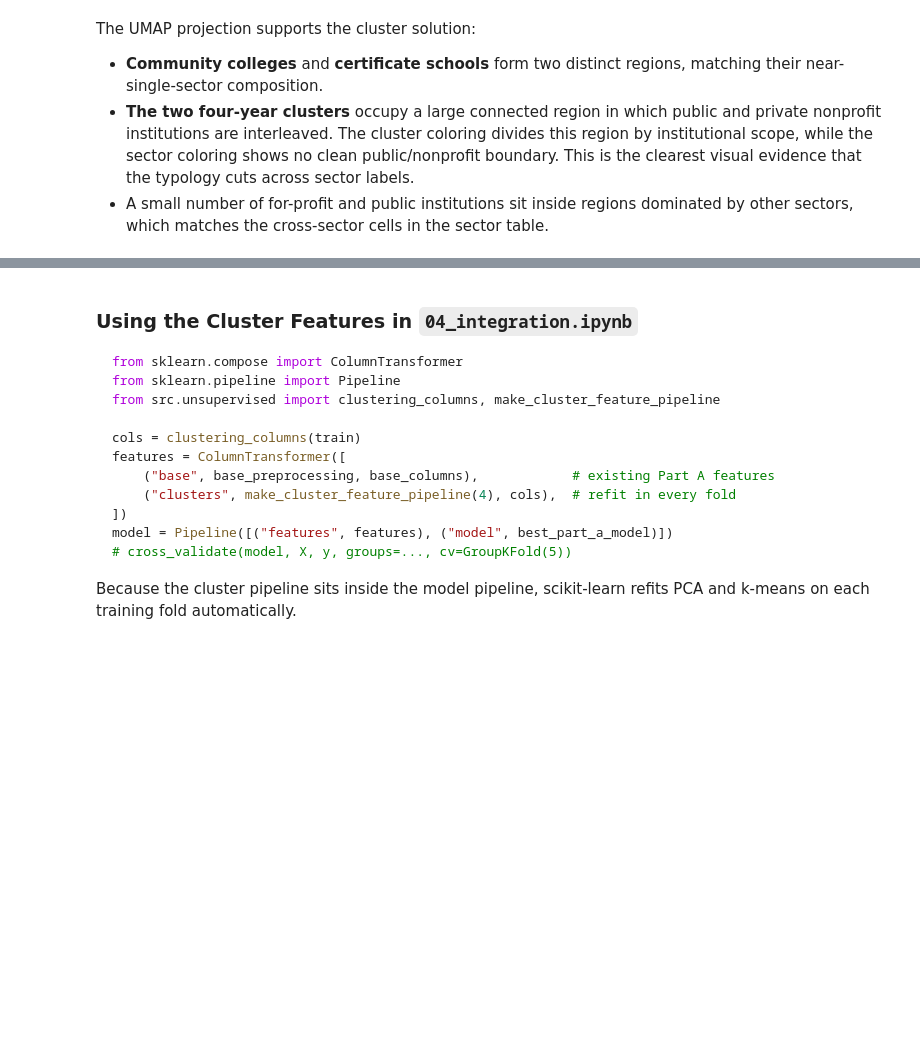
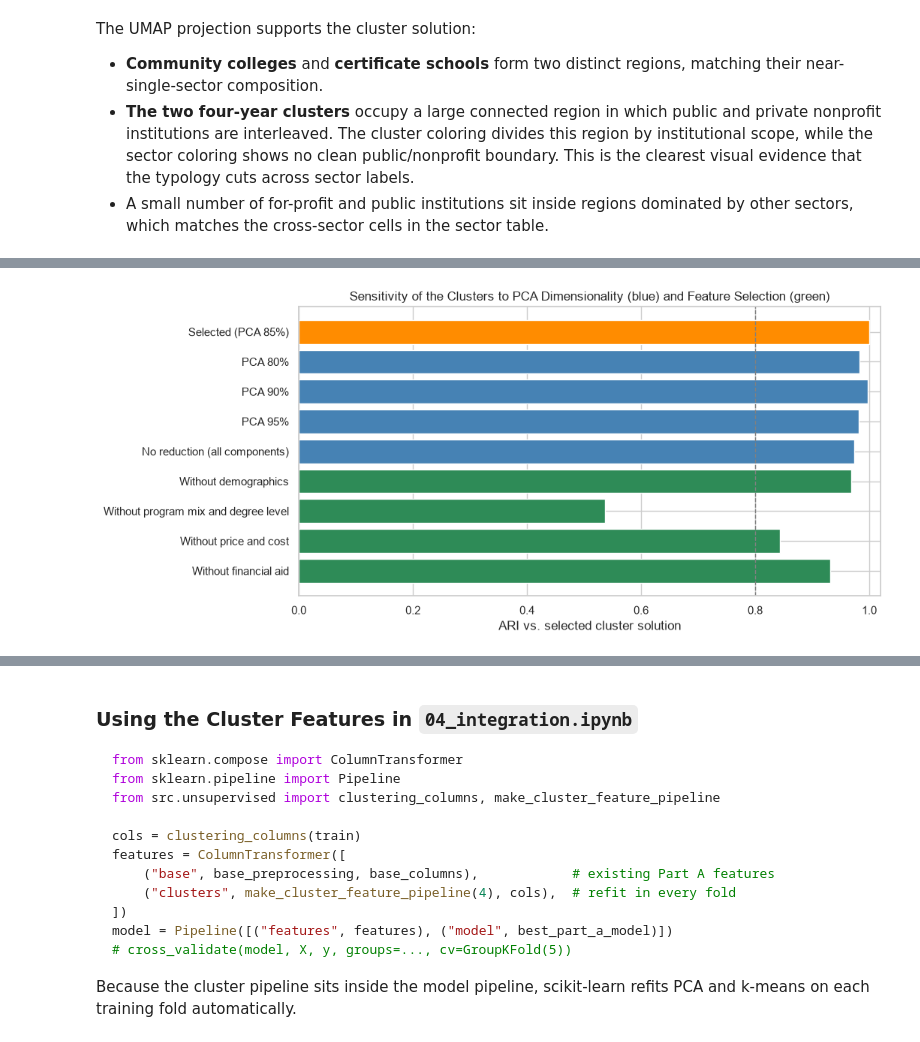
Before and after one commit to Raymay3/College-Debt-Burden-Prediction, a Jupyter notebook: notebooks/03_unsupervised_learning.ipynb, the cells around one changed output, grey strips where cells are left out. Saved outputs shown, nothing was run; the diff lists cells and outputs as text; code cells hidden in the pictures; blank space fills up the shorter version.

```diff
--- a/notebooks/03_unsupervised_learning.ipynb
+++ b/notebooks/03_unsupervised_learning.ipynb
@@ -1056,0 +1075,51 @@ The UMAP projection supports the cluster solution:
+# %%
+DEMOGRAPHIC_FEATURES = [c for c in cluster_cols if c.startswith("UGDS_")]
+PROGRAM_FEATURES = ["PREDDEG", "HIGHDEG", "NUM_PROGRAMS", "NUM_CREDENTIAL_LEVELS"] + [
+    c for c in cluster_cols if c.startswith("HAS_")
+]
+PRICE_FEATURES = ["TUITIONFEE_IN", "TUITIONFEE_OUT", "NET_PRICE", "COST_OF_ATTENDANCE", "COST_IS_ACADEMIC_YEAR"]
+AID_FEATURES = ["PCTPELL", "PCTFLOAN"]
+
+SENSITIVITY_VARIANTS = {
+    "Selected (PCA 85%)": ("PCA dimensionality", 0.85, []),
+    "PCA 80%": ("PCA dimensionality", 0.80, []),
+    "PCA 90%": ("PCA dimensionality", 0.90, []),
+    "PCA 95%": ("PCA dimensionality", 0.95, []),
+    "No reduction (all components)": ("PCA dimensionality", None, []),
+    "Without demographics": ("Feature selection", 0.85, DEMOGRAPHIC_FEATURES),
+    "Without program mix and degree level": ("Feature selection", 0.85, PROGRAM_FEATURES),
+    "Without price and cost": ("Feature selection", 0.85, PRICE_FEATURES),
+    "Without financial aid": ("Feature selection", 0.85, AID_FEATURES),
+}
+
+sensitivity_rows = []
+for name, (kind, variance, dropped_features) in SENSITIVITY_VARIANTS.items():
+    X_variant = X_raw.drop(columns=dropped_features)
+    variant_space = make_preprocessor(pca_variance=variance, random_state=RANDOM_STATE).fit_transform(X_variant)
+    variant_labels, _ = fit_labels(SELECTED_METHOD, SELECTED_K, variant_space)
+    sensitivity_rows.append({
+        "variant": name,
+        "type": kind,
+        "dimensions": variant_space.shape[1],
+        "ari_vs_selected": adjusted_rand_score(train["cluster"], variant_labels),
+        "ari_vs_sector": adjusted_rand_score(train["CONTROL"], variant_labels),
+        "burden_eta_squared": eta_squared(burden, pd.Series(variant_labels, index=train.index)),
+        "smallest_cluster": np.bincount(variant_labels).min(),
+    })
+
+sensitivity = pd.DataFrame(sensitivity_rows).set_index("variant")
+sensitivity.to_csv(RESULTS_DIR / "cluster_sensitivity.csv")
+display(sensitivity.round(3))
+
+fig, ax = plt.subplots(figsize=(10, 5))
+colors = ["darkorange" if v.startswith("Selected") else
+          ("steelblue" if t == "PCA dimensionality" else "seagreen")
+          for v, t in zip(sensitivity.index, sensitivity["type"])]
+ax.barh(sensitivity.index[::-1], sensitivity["ari_vs_selected"][::-1], color=colors[::-1])
+ax.axvline(0.8, color="gray", ls="--", lw=1)
+ax.set_xlim(0, 1.02)
+ax.set_xlabel("ARI vs. selected cluster solution")
+ax.set_title("Sensitivity of the Clusters to PCA Dimensionality (blue) and Feature Selection (green)")
+save_figure(fig, "cluster_sensitivity")
+plt.show()
+# %% [output]
@@ -1056,0 +1137 @@ The UMAP projection supports the cluster solution:
+[figure, added]
```
Also changed, not shown: parts of 6 cells of this notebook, 7 other files.
